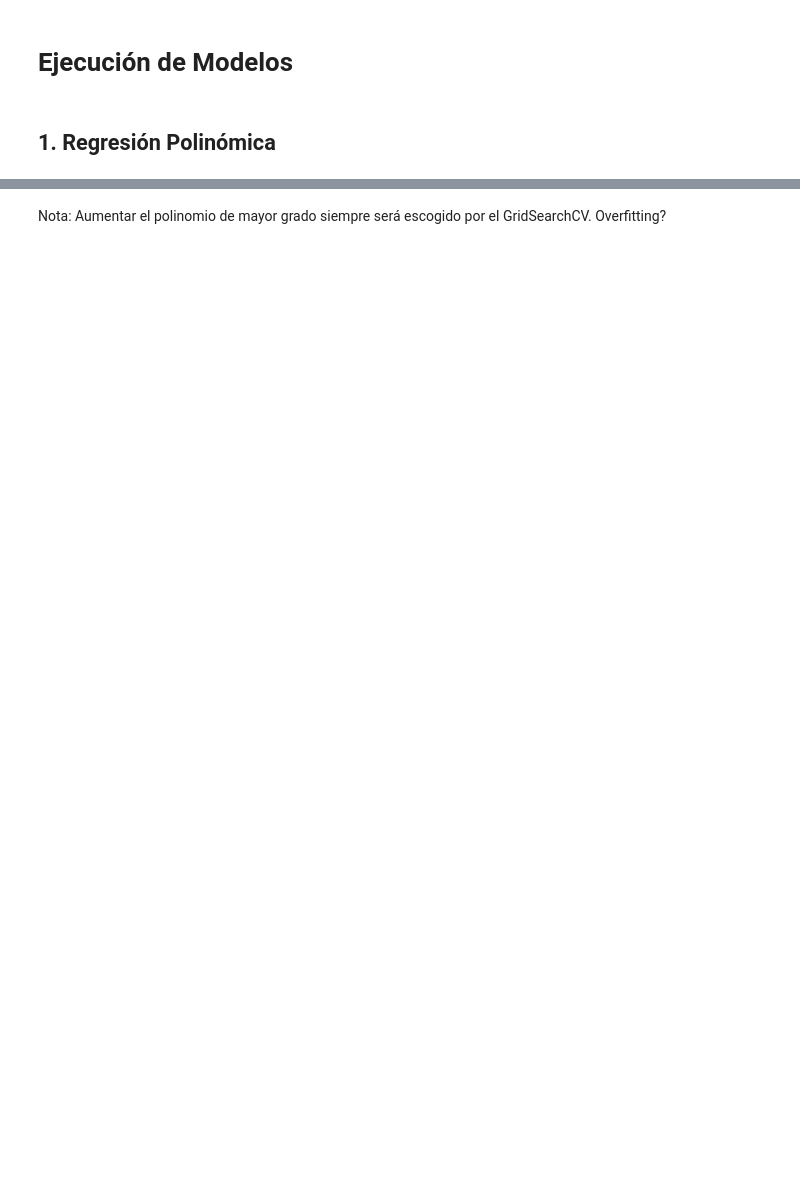
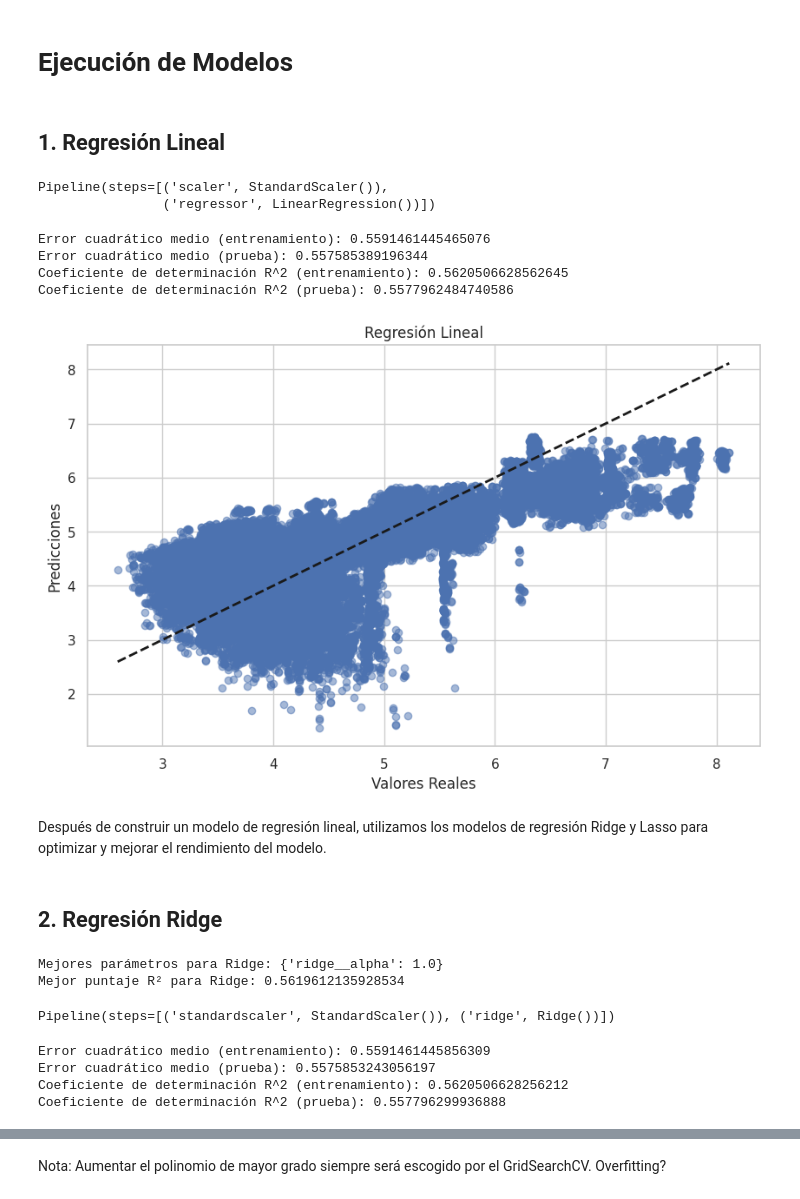
Before and after one commit to daneelsan/INF648-Project, a Jupyter notebook: notebooks/entregable-03-grupo-01.ipynb, the cells around one changed output, grey strips where cells are left out. Saved outputs shown, nothing was run; the diff lists cells and outputs as text; code cells hidden in the pictures; blank space fills up the shorter version.

Commit message:
Agregar regresión lineal, regresión ridge y regresión lasso

```diff
--- a/notebooks/entregable-03-grupo-01.ipynb
+++ b/notebooks/entregable-03-grupo-01.ipynb
@@ -365,4 +371,23 @@ df_errors = pd.DataFrame({
 def insert_error(model_name, ECM_train, ECM_test, R2_train, R2_test):
     df_errors.loc[df_errors.shape[0]] = [model_name, ECM_train, ECM_test, R2_train, R2_test]
 # %% [markdown]
-## 1. Regresión Polinómica
+## 1. Regresión Lineal
+# %%
+# Crear un pipeline para la regresión lineal
+pipeline = Pipeline([
+    ('scaler', StandardScaler()),
+    ('regressor', LinearRegression())
+])
+
+# Entrenar el modelo
+pipeline.fit(X_train, y_train)
+# %% [output]
+Pipeline(steps=[('scaler', StandardScaler()),
+                ('regressor', LinearRegression())])
+# %%
+# Predicciones en el conjunto de prueba
+y_pred_test_lineal = pipeline.predict(X_test)
+
+# Calcular el MSE y R^2
+mse_lineal_test = mean_squared_error(y_test, y_pred_test_lineal)
+r2_lineal_test = r2_score(y_test, y_pred_test_lineal)
@@ -368,0 +401,46 @@ def insert_error(model_name, ECM_train, ECM_test, R2_train, R2_test):
+# %%
+# Almacenamos errores
+insert_error('Regresión Lineal', mse_lineal_train, mse_lineal_test, r2_lineal_train, r2_lineal_test)
+print("Error cuadrático medio (entrenamiento):", df_errors.iloc[-1]['ECM_train'])
+print("Error cuadrático medio (prueba):", df_errors.iloc[-1]['ECM_test'])
+print("Coeficiente de determinación R^2 (entrenamiento):", df_errors.iloc[-1]['R2_train'])
+print("Coeficiente de determinación R^2 (prueba):", df_errors.iloc[-1]['R2_test'])
+# %% [output]
+Error cuadrático medio (entrenamiento): 0.5591461445465076
+Error cuadrático medio (prueba): 0.557585389196344
+Coeficiente de determinación R^2 (entrenamiento): 0.5620506628562645
+Coeficiente de determinación R^2 (prueba): 0.5577962484740586
+# %%
+plot_model_predictions(y_test, y_pred_test_lineal, 'Regresión Lineal')
+# %% [output]
+[figure, added]
+# %% [markdown]
+Después de construir un modelo de regresión lineal, utilizamos los modelos de regresión Ridge y Lasso para optimizar y mejorar el rendimiento del modelo.
+# %% [markdown]
+## 2. Regresión Ridge
+# %%
+# Definir los parámetros para Grid Search
+ridge_params = {
+    'ridge__alpha': [0.1, 1.0, 10.0, 100.0, 1000.0]
+}
+
+# Crear el pipeline para Ridge
+ridge_pipeline = make_pipeline(StandardScaler(), Ridge())
+ridge_grid = GridSearchCV(ridge_pipeline, param_grid=ridge_params, cv=5, scoring='r2')
+ridge_grid.fit(X_train, y_train)
+
+# Obtener los mejores parámetros y el mejor score
+best_ridge_params = ridge_grid.best_params_
+best_ridge_score = ridge_grid.best_score_
+
+print("Mejores parámetros para Ridge:", best_ridge_params)
+print("Mejor puntaje R² para Ridge:", best_ridge_score)
+# %% [output]
+Mejores parámetros para Ridge: {'ridge__alpha': 1.0}
+Mejor puntaje R² para Ridge: 0.5619612135928534
+# %%
+# Reentrenar Ridge con el mejor parámetro
+best_ridge_model = make_pipeline(StandardScaler(), Ridge(alpha=best_ridge_params['ridge__alpha']))
+best_ridge_model.fit(X_train, y_train)
+# %% [output]
+Pipeline(steps=[('standardscaler', StandardScaler()), ('ridge', Ridge())])
@@ -368,0 +461,12 @@ def insert_error(model_name, ECM_train, ECM_test, R2_train, R2_test):
+# %%
+# Almacenamos errores
+insert_error('Regresión Ridge', mse_ridge_train, mse_ridge_test, r2_ridge_train, r2_ridge_test)
+print("Error cuadrático medio (entrenamiento):", df_errors.iloc[-1]['ECM_train'])
+print("Error cuadrático medio (prueba):", df_errors.iloc[-1]['ECM_test'])
+print("Coeficiente de determinación R^2 (entrenamiento):", df_errors.iloc[-1]['R2_train'])
+print("Coeficiente de determinación R^2 (prueba):", df_errors.iloc[-1]['R2_test'])
+# %% [output]
+Error cuadrático medio (entrenamiento): 0.5591461445856309
+Error cuadrático medio (prueba): 0.5575853243056197
+Coeficiente de determinación R^2 (entrenamiento): 0.5620506628256212
+Coeficiente de determinación R^2 (prueba): 0.557796299936888
```
Also changed, not shown: parts of 34 cells of this notebook.
